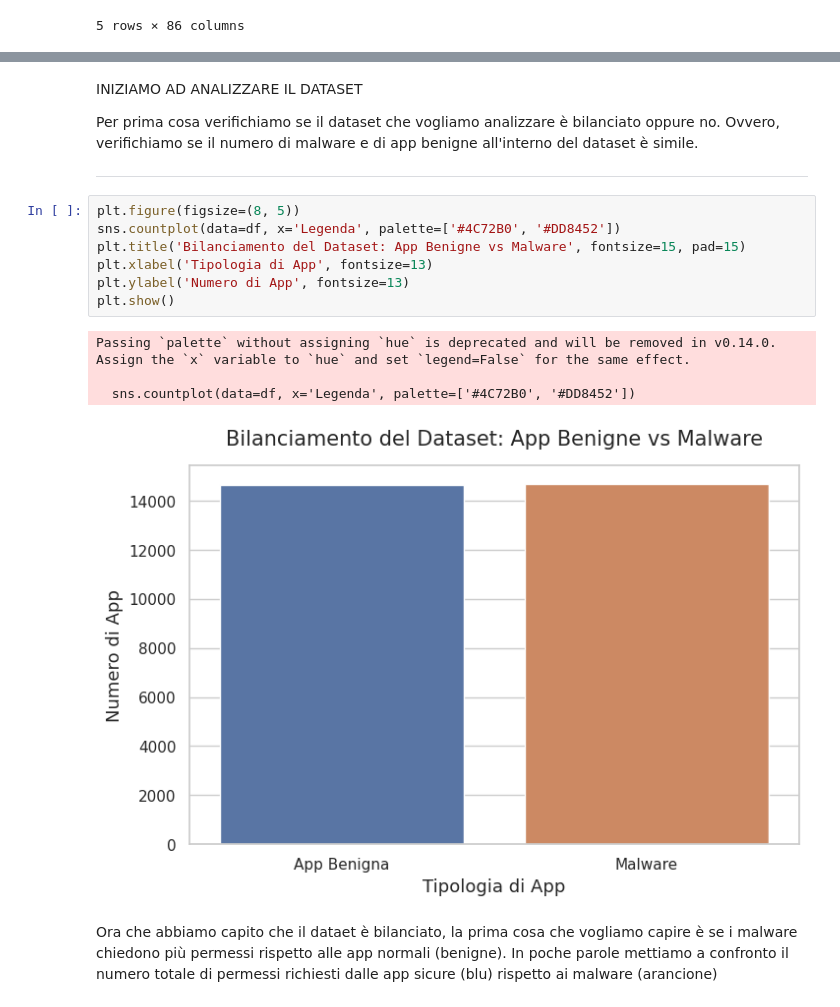
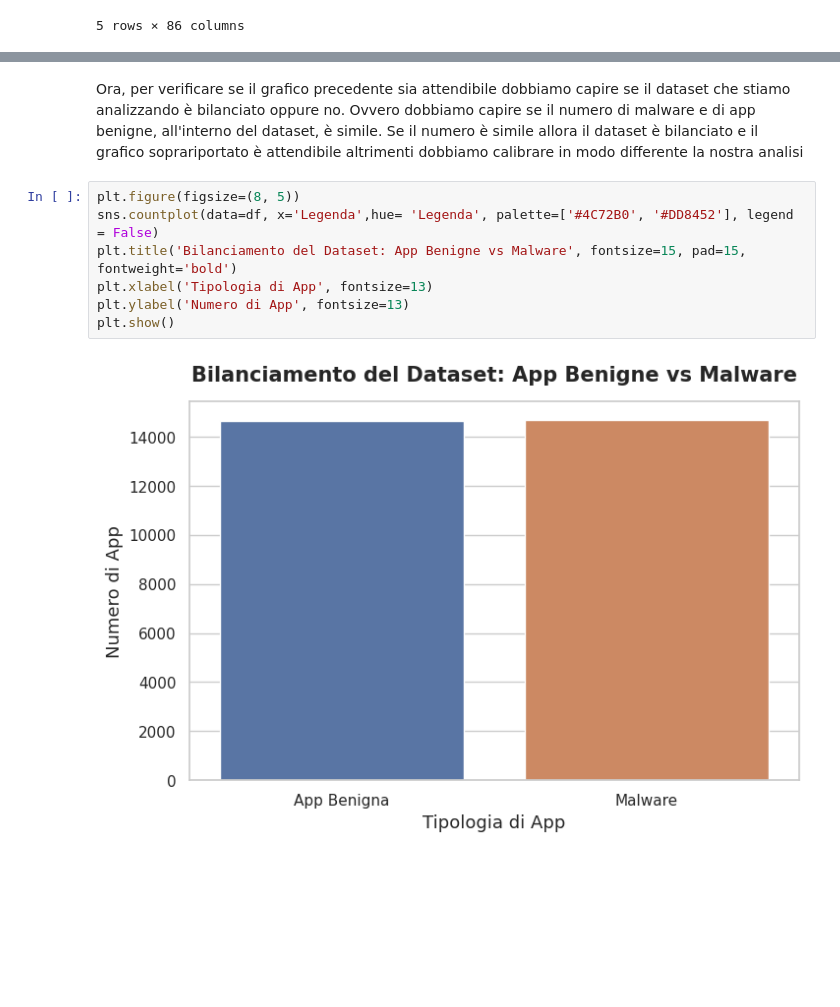
Before and after one commit to stefa54sm-ai/Analisi-DataSet, a Jupyter notebook: Analisi_Dataset.ipynb, the cells around one changed output, grey strips where cells are left out. Drawn from its saved outputs; the diff is of its cells as text; blank space fills up the shorter version.

```diff
--- a/Analisi_Dataset.ipynb
+++ b/Analisi_Dataset.ipynb
@@ -92,21 +138,11 @@ Anteprima dei dati:
 # %% [markdown]
-INIZIAMO AD ANALIZZARE IL DATASET
-
-Per prima cosa verifichiamo se il dataset che vogliamo analizzare è bilanciato oppure no. Ovvero, verifichiamo se il numero di malware e di app benigne all'interno del dataset è simile.
-
-
----
+Ora, per verificare se il grafico precedente sia attendibile dobbiamo capire se il dataset che stiamo analizzando è bilanciato oppure no. Ovvero dobbiamo capire se il numero di malware e di app benigne, all'interno del dataset, è simile. Se il numero è simile allora il dataset è bilanciato e il grafico soprariportato è attendibile altrimenti dobbiamo calibrare in modo differente la nostra analisi
 # %%
 plt.figure(figsize=(8, 5))
-sns.countplot(data=df, x='Legenda', palette=['#4C72B0', '#DD8452'])
-plt.title('Bilanciamento del Dataset: App Benigne vs Malware', fontsize=15, pad=15)
+sns.countplot(data=df, x='Legenda',hue= 'Legenda', palette=['#4C72B0', '#DD8452'], legend = False)
+plt.title('Bilanciamento del Dataset: App Benigne vs Malware', fontsize=15, pad=15, fontweight='bold')
 plt.xlabel('Tipologia di App', fontsize=13)
 plt.ylabel('Numero di App', fontsize=13)
 plt.show()
 # %% [output]
-Passing `palette` without assigning `hue` is deprecated and will be removed in v0.14.0. Assign the `x` variable to `hue` and set `legend=False` for the same effect.
-
-  sns.countplot(data=df, x='Legenda', palette=['#4C72B0', '#DD8452'])
-[figure, old version]
+[figure, new version]
-# %% [markdown]
-Ora che abbiamo capito che il dataet è bilanciato, la prima cosa che vogliamo capire è se i malware chiedono più permessi rispetto alle app normali (benigne). In poche parole mettiamo a confronto il numero totale di permessi richiesti dalle app sicure (blu) rispetto ai malware (arancione)
```
Also changed, not shown: parts of 5 cells of this notebook.
